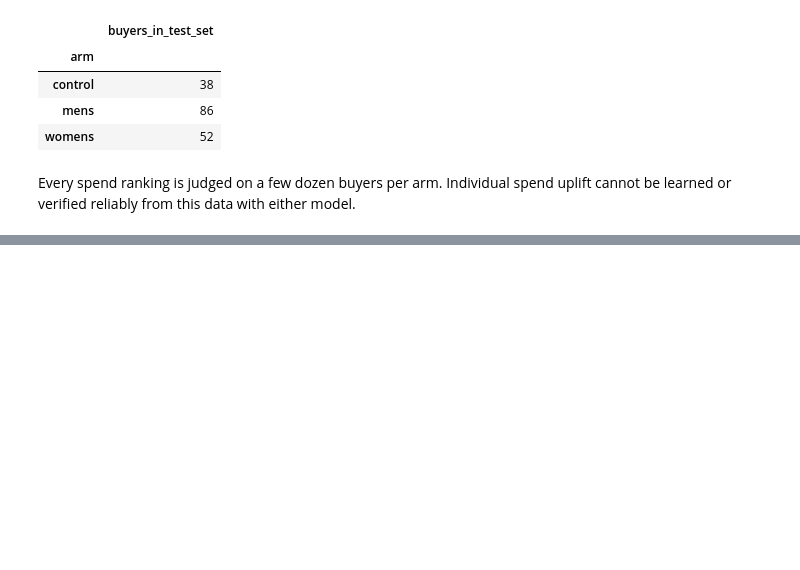
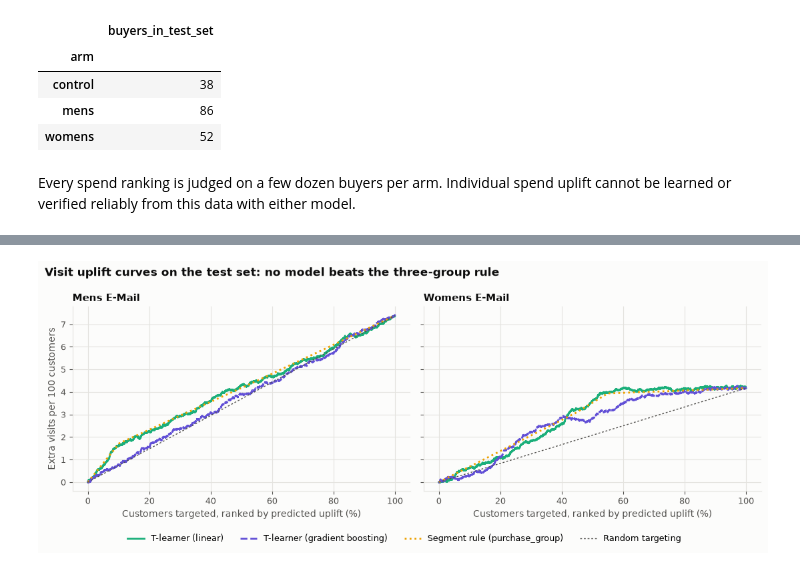
Before and after one commit to berkcansuner/hillstrom-email-uplift, a Jupyter notebook: notebooks/06_uplift.ipynb, the cells around one changed output, grey strips where cells are left out. Saved outputs shown, nothing was run; the diff lists cells and outputs as text; code cells hidden in the pictures; blank space fills up the shorter version.

Commit message:
Add notebook 06: model vs segment rule comparison and uplift curves

```diff
--- a/notebooks/06_uplift.ipynb
+++ b/notebooks/06_uplift.ipynb
@@ -343,0 +373,20 @@ Every spend ranking is judged on a few dozen buyers per arm. Individual spend up
+# %%
+diff_rows = []
+for model in MODELS[:2]:
+    for email in EMAILS:
+        for metric in ["visit", "spend"]:
+            d = (draws[model, email, metric] - draws[MODELS[2], email, metric]) * UNIT[metric][1]
+            diff_rows.append(
+                {
+                    "model": model,
+                    "email": ARM_LABELS[email],
+                    "metric": metric,
+                    "gain_minus_rule": d.mean(),
+                    "ci_low": np.percentile(d, 2.5),
+                    "ci_high": np.percentile(d, 97.5),
+                    "unit": UNIT[metric][0],
+                }
+            )
+pd.DataFrame(diff_rows).style.format(
+    {"gain_minus_rule": "{:+.3f}", "ci_low": "{:+.3f}", "ci_high": "{:+.3f}"}
+).hide(axis="index")
@@ -343,0 +403,27 @@ Every spend ranking is judged on a few dozen buyers per arm. Individual spend up
+# %%
+MODEL_STYLES = {
+    "T-learner (linear)": dict(color="#1baf7a", ls="-"),
+    "T-learner (gradient boosting)": dict(color="#6250d6", ls="--"),
+    "Segment rule (purchase_group)": dict(color="#eda100", ls=":"),
+}
+
+fig, axes = plt.subplots(1, 2, figsize=(11, 4), sharey=True)
+for ax, email in zip(axes, EMAILS):
+    te, treated_te = arm_pair(test, email)
+    y = te["visit"].to_numpy()
+    for model, style in MODEL_STYLES.items():
+        k, gain = uplift_curve(y, test_scores[model, email, "visit"], treated_te)
+        ax.plot(100 * k / k[-1], 100 * gain / k[-1], lw=2, label=model, **style)
+    ax.plot([0, 100], [0, 100 * gain[-1] / k[-1]], color=TEXT_SECONDARY, lw=1, ls=(0, (2, 2)), label="Random targeting")
+    ax.set_title(ARM_LABELS[email], loc="left", fontsize=11)
+    ax.set_xlabel("Customers targeted, ranked by predicted uplift (%)")
+axes[0].set_ylabel("Extra visits per 100 customers")
+fig.suptitle("Visit uplift curves on the test set: no model beats the three-group rule",
+             x=0.01, ha="left", fontweight="bold", color=TEXT_PRIMARY)
+handles, labels = axes[0].get_legend_handles_labels()
+fig.legend(handles, labels, loc="lower center", bbox_to_anchor=(0.5, -0.08), ncol=4)
+fig.tight_layout()
+save_figure(fig, "06_uplift_curves_visit")
+plt.show()
+# %% [output]
+[figure, added]
```
Also changed, not shown: parts of 5 cells of this notebook, 1 other file.
